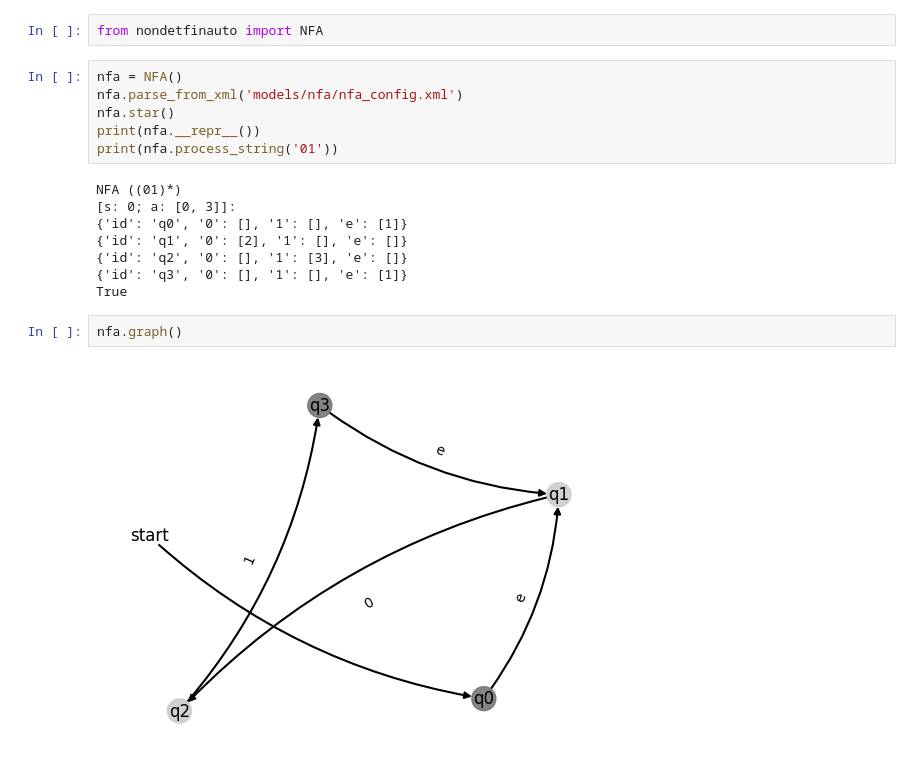
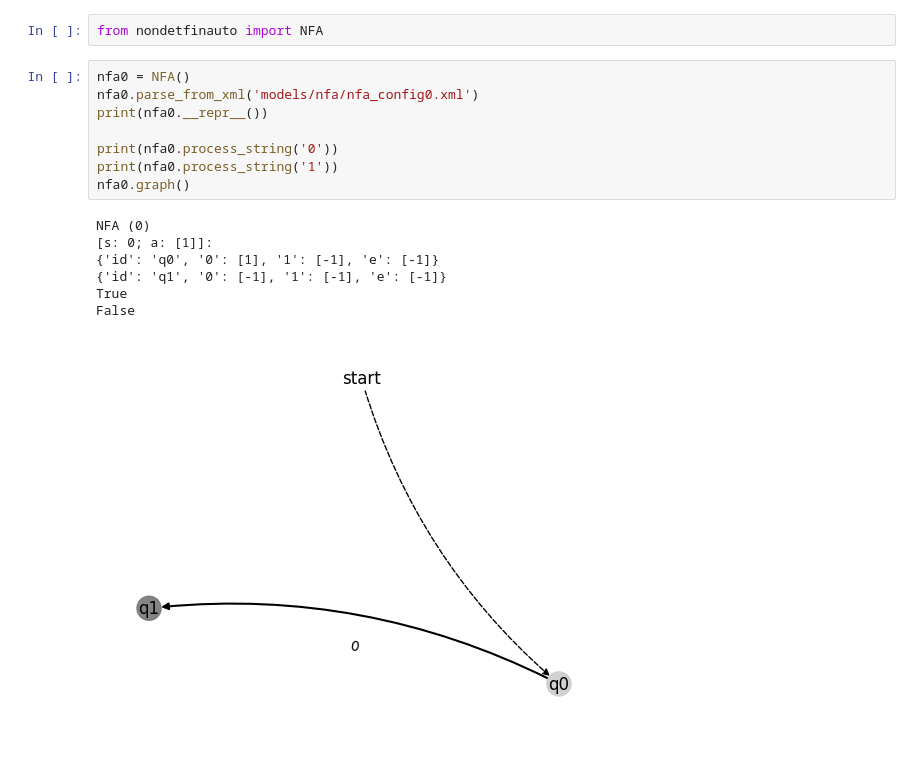
Before and after one commit to zekissel/automata-sim, a Jupyter notebook: test.ipynb, the cells around one changed output. Drawn from its saved outputs; the diff is of its cells as text.

```diff
--- a/test.ipynb
+++ b/test.ipynb
@@ -1,20 +1,18 @@
 # %%
 from nondetfinauto import NFA
 # %%
-nfa = NFA()
-nfa.parse_from_xml('models/nfa/nfa_config.xml')
-nfa.star()
-print(nfa.__repr__())
-print(nfa.process_string('01'))
+nfa0 = NFA()
+nfa0.parse_from_xml('models/nfa/nfa_config0.xml')
+print(nfa0.__repr__())
+
+print(nfa0.process_string('0'))
+print(nfa0.process_string('1'))
+nfa0.graph()
 # %% [output]
-NFA ((01)*)
-[s: 0; a: [0, 3]]:
-{'id': 'q0', '0': [], '1': [], 'e': [1]}
-{'id': 'q1', '0': [2], '1': [], 'e': []}
-{'id': 'q2', '0': [], '1': [3], 'e': []}
-{'id': 'q3', '0': [], '1': [], 'e': [1]}
+NFA (0)
+[s: 0; a: [1]]:
+{'id': 'q0', '0': [1], '1': [-1], 'e': [-1]}
+{'id': 'q1', '0': [-1], '1': [-1], 'e': [-1]}
 True
+False
+[figure, added]
-# %%
-nfa.graph()
-# %% [output]
-[figure, removed]
```
Also changed, not shown: parts of 2 cells of this notebook, 2 other files.
